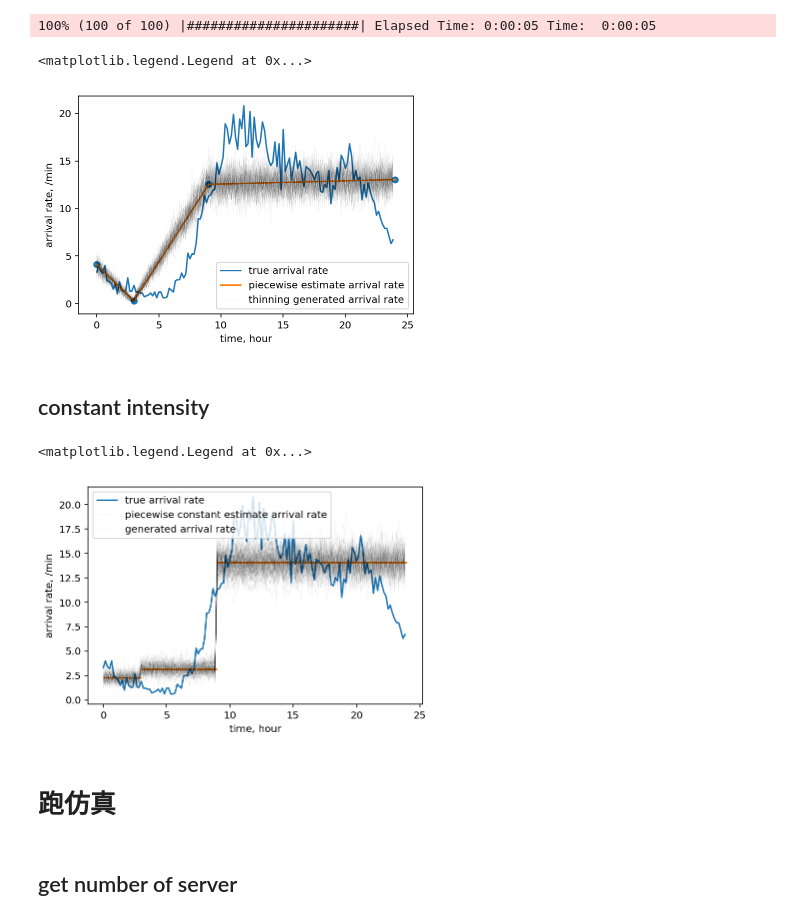
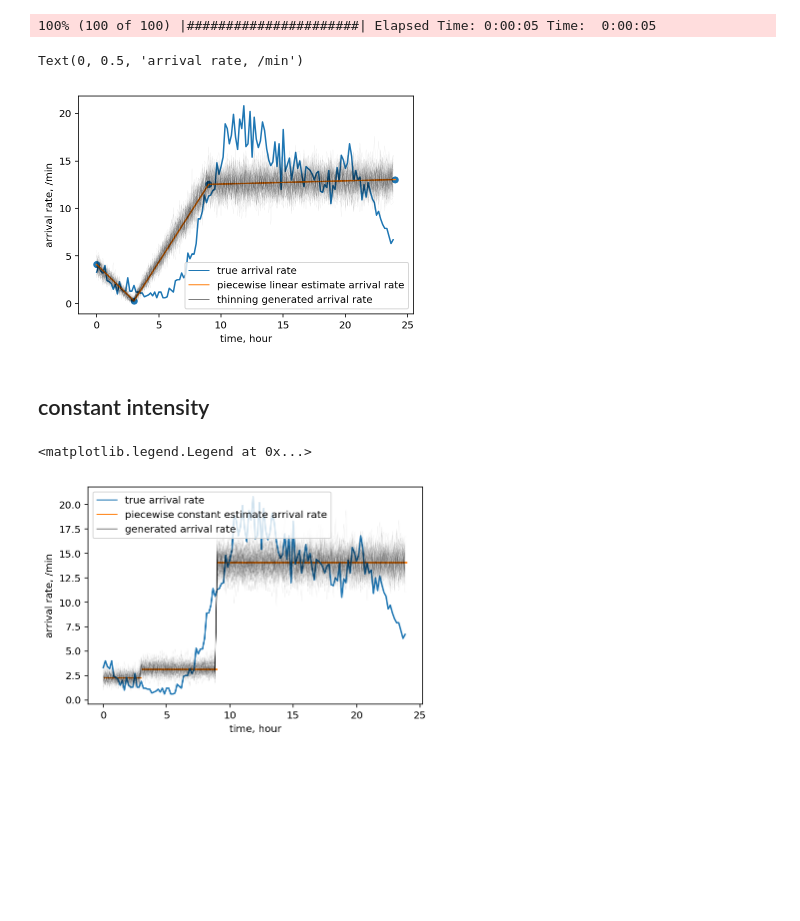
Before and after one commit to DDDOH/Piecewise-MLE-for-Possion-Process, a Jupyter notebook: Release Version.ipynb, the cells around one changed output. Cells and saved outputs as stored; diff of their text form; code cells hidden in the pictures; blank space fills up the shorter version.

```diff
--- a/Release Version.ipynb
+++ b/Release Version.ipynb
@@ -450,30 +450,35 @@ T_list_mat_pl_thinning = GenerateFromPL_thinning(n_exper,interval_hour,lam)
 # %%
 # Plot true arrival rate.
 tw = 10
 true_hist_bins = np.arange(0,24*60+1,tw)
 true_hist_num = np.histogram(MLL_result['start_datetime'],bins=true_hist_bins)[0]/tw
 plt.plot(hist_bins[:-1]/60,hist_num)
 
 
 # Plot estimate arrival rate
 plt.plot(interval/60,MLL_result['lam_value_PL'])
 plt.scatter(interval/60,MLL_result['lam_value_PL'])
 
 # Plot generated arrival rate
 for i in range(n_exper):
     T_i_list = T_list_mat_pl_thinning[i,:]
     T_i_list = T_i_list[T_i_list > -1]
     T_i_list_hour = T_i_list*60
     generated_hist_bins = np.arange(0,24*60+1,tw)
     generated_hist_num = np.histogram(T_i_list_hour,bins=generated_hist_bins)[0]/tw
     plt.plot(hist_bins[:-1]/60,generated_hist_num,c='k',alpha=0.1,lw=0.2)
 
+from matplotlib.lines import Line2D
+custom_lines = [Line2D([0], [0], color='C0', lw=1),
+                Line2D([0], [0], color='C1', lw=1),
+                Line2D([0], [0], color='k', lw=1,alpha=0.5)]
+plt.legend(custom_lines, ['true arrival rate','piecewise linear estimate arrival rate','thinning generated arrival rate'])
+
 plt.xlabel('time, hour')
 plt.ylabel('arrival rate, /min')
-plt.legend(['true arrival rate','piecewise estimate arrival rate','thinning generated arrival rate'])
 # %% [output]
-<matplotlib.legend.Legend at 0x...>
+Text(0, 0.5, 'arrival rate, /min')
-[figure, old version]
+[figure, new version]
 # %% [markdown]
 ## constant intensity
 # %%
@@ -527,11 +532,12 @@ for i in range(n_exper):
 
 plt.xlabel('time, hour')
 plt.ylabel('arrival rate, /min')
-plt.legend(['true arrival rate','piecewise constant estimate arrival rate','generated arrival rate'])
+
+from matplotlib.lines import Line2D
+custom_lines = [Line2D([0], [0], color='C0', lw=1),
+                Line2D([0], [0], color='C1', lw=1),
+                Line2D([0], [0], color='k', lw=1,alpha=0.5)]
+plt.legend(custom_lines, ['true arrival rate','piecewise constant estimate arrival rate','generated arrival rate'])
 # %% [output]
 <matplotlib.legend.Legend at 0x...>
-[figure, old version]
+[figure, new version]
-# %% [markdown]
-# 跑仿真
-# %% [markdown]
-## get number of server
```
Also changed, not shown: parts of 21 cells of this notebook.
